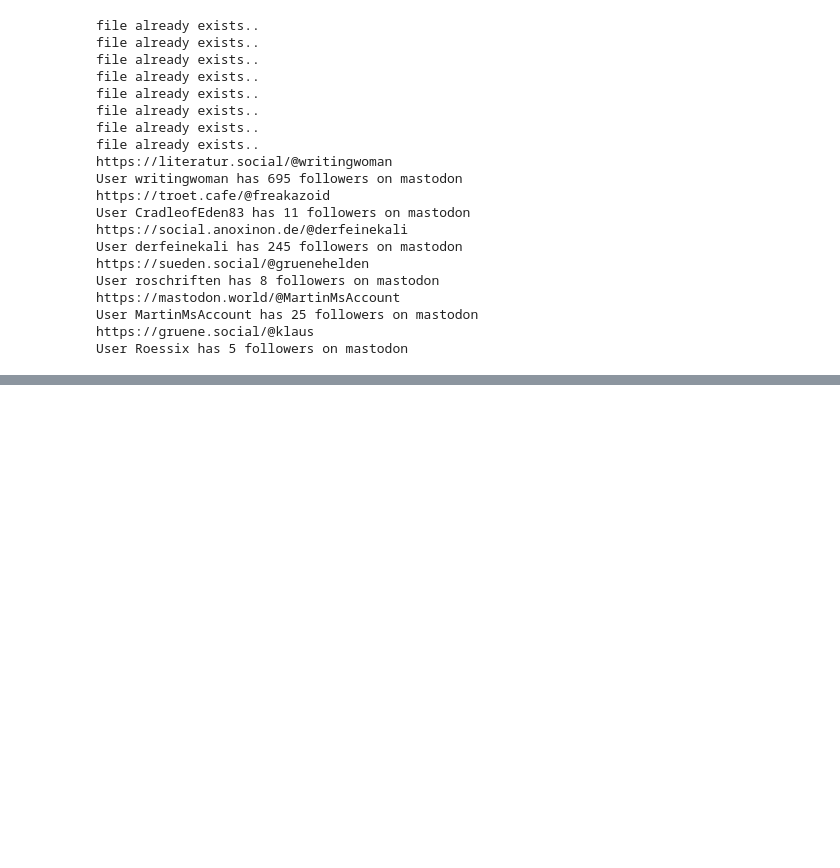
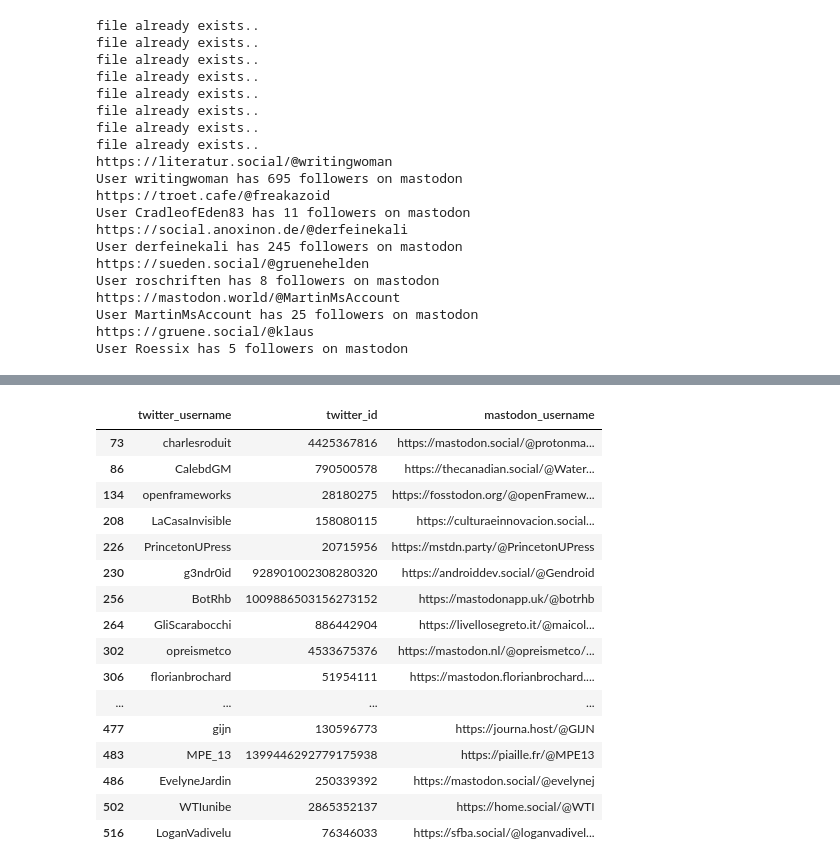
Before and after one commit to S4b3/Twitter_Mastodon_Toxicity_Analysis, a Jupyter notebook: main.ipynb, the cells around one changed output, grey strips where cells are left out. Drawn from its saved outputs; the diff is of its cells as text; code cells hidden in the pictures; blank space fills up the shorter version.

```diff
--- a/main.ipynb
+++ b/main.ipynb
@@ -922,0 +998,14 @@ Add its username to accounts_to_skip
+# %%
+_sorted_tw_scores = tw['mean_score'].sort_values()
+_sorted_ma_scores = ma['mean_score'].sort_values()
+
+non_toxic_tw_users = _sorted_tw_scores[:56]
+non_toxic_ma_users = _sorted_ma_scores[:56]
+
+common_nt_ma = non_toxic_ma_users.index.intersection(non_toxic_tw_users.index)
+common_nt_tw = non_toxic_tw_users.index.intersection(non_toxic_ma_users.index)
+
+print('toxic users in common: ', len(common_nt_ma)) # 14 users in common!
+
+nt_users = users.loc[users['twitter_username'].isin(tw.loc[common_nt_tw]['twitter_username'])]
+nt_users_scores = scores.loc[scores['twitter_username'].isin(nt_users['twitter_username'])]
@@ -922,0 +1307,20 @@ Add its username to accounts_to_skip
+# %%
+nt_users
+# %% [output]
+|  | twitter_username | twitter_id | mastodon_username |
+| 73 | charlesroduit | 4425367816 | https://mastodon.social/@protonma... |
+| 86 | CalebdGM | 790500578 | https://thecanadian.social/@Water... |
+| 134 | openframeworks | 28180275 | https://fosstodon.org/@openFramew... |
+| 208 | LaCasaInvisible | 158080115 | https://culturaeinnovacion.social... |
+| 226 | PrincetonUPress | 20715956 | https://mstdn.party/@PrincetonUPress |
+| 230 | g3ndr0id | 928901002308280320 | https://androiddev.social/@Gendroid |
+| 256 | BotRhb | 1009886503156273152 | https://mastodonapp.uk/@botrhb |
+| 264 | GliScarabocchi | 886442904 | https://livellosegreto.it/@maicol... |
+| 302 | opreismetco | 4533675376 | https://mastodon.nl/@opreismetco/... |
+| 306 | florianbrochard | 51954111 | https://mastodon.florianbrochard.... |
+| ... | ... | ... | ... |
+| 477 | gijn | 130596773 | https://journa.host/@GIJN |
+| 483 | MPE_13 | 1399446292779175938 | https://piaille.fr/@MPE13 |
+| 486 | EvelyneJardin | 250339392 | https://mastodon.social/@evelynej |
+| 502 | WTIunibe | 2865352137 | https://home.social/@WTI |
+| 516 | LoganVadivelu | 76346033 | https://sfba.social/@loganvadivel... |
```
Also changed, not shown: parts of 31 cells of this notebook, 1 other file.
